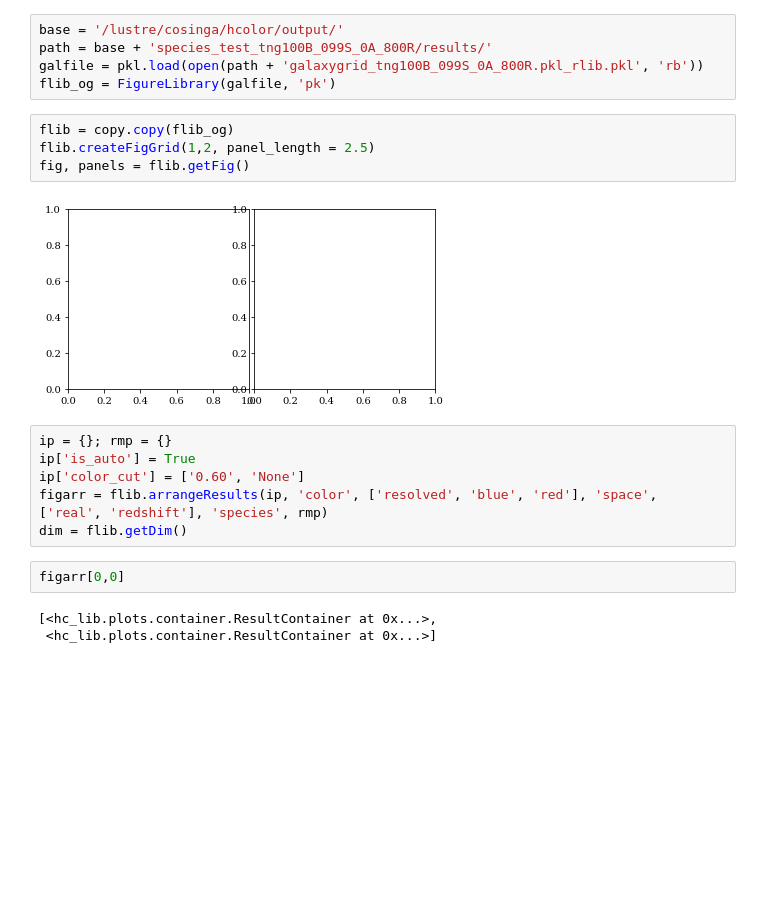
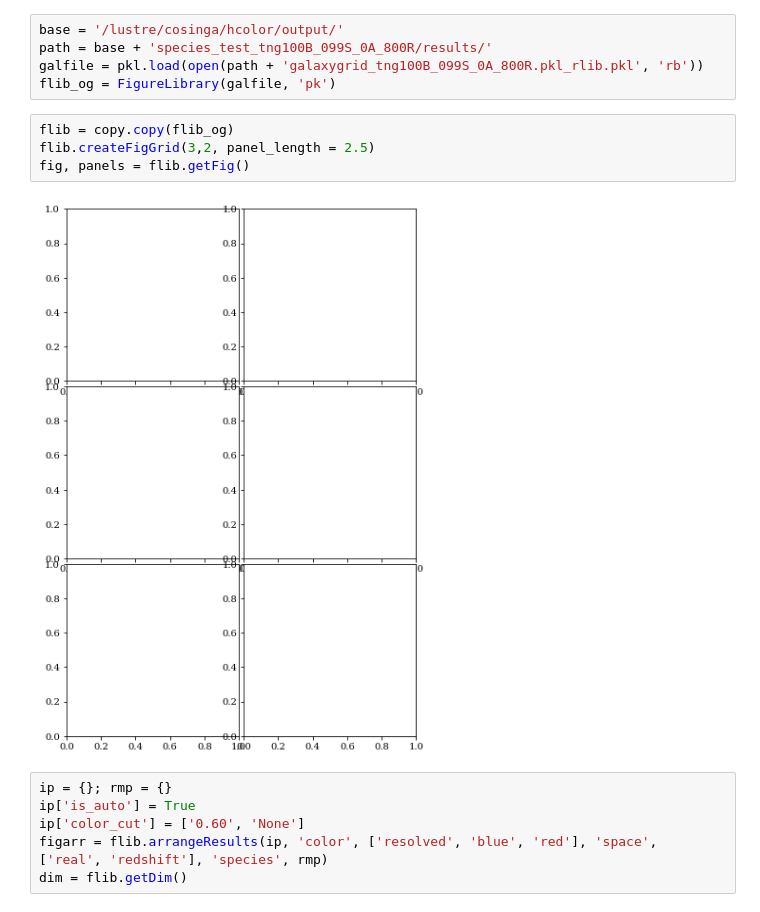
Before and after one commit to calvinosinga/hcolor, a Jupyter notebook: fig_md_analysis/species_test/species_tests.ipynb, the cells around one changed output. Cells and saved outputs as stored; diff of their text form; blank space fills up the shorter version.

```diff
--- a/fig_md_analysis/species_test/species_tests.ipynb
+++ b/fig_md_analysis/species_test/species_tests.ipynb
@@ -14,18 +14,13 @@ galfile = pkl.load(open(path + 'galaxygrid_tng100B_099S_0A_800R.pkl_rlib.pkl', '
 flib_og = FigureLibrary(galfile, 'pk')
 # %%
 flib = copy.copy(flib_og)
-flib.createFigGrid(1,2, panel_length = 2.5)
+flib.createFigGrid(3,2, panel_length = 2.5)
 fig, panels = flib.getFig()
 # %% [output]
-[figure, old version]
+[figure, new version]
 # %%
 ip = {}; rmp = {}
 ip['is_auto'] = True
 ip['color_cut'] = ['0.60', 'None']
 figarr = flib.arrangeResults(ip, 'color', ['resolved', 'blue', 'red'], 'space', ['real', 'redshift'], 'species', rmp)
 dim = flib.getDim()
-# %%
-figarr[0,0]
-# %% [output]
-[<hc_lib.plots.container.ResultContainer at 0x...>,
- <hc_lib.plots.container.ResultContainer at 0x...>]
```
Also changed, not shown: parts of 5 cells of this notebook, 5 other files.
